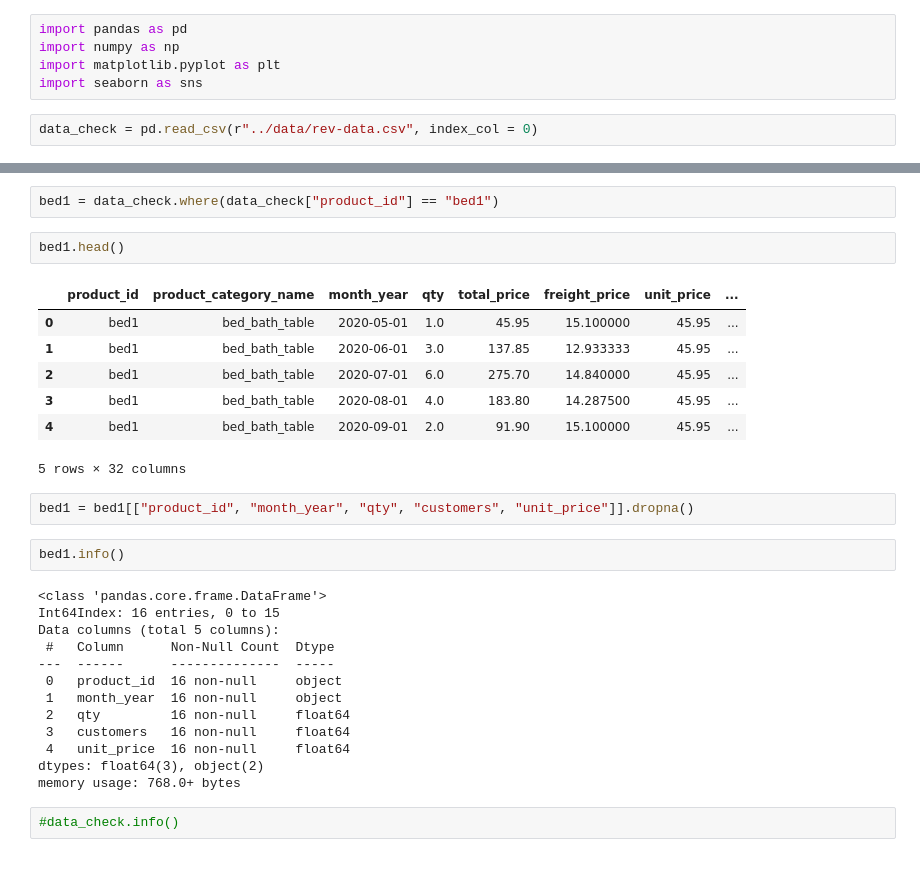
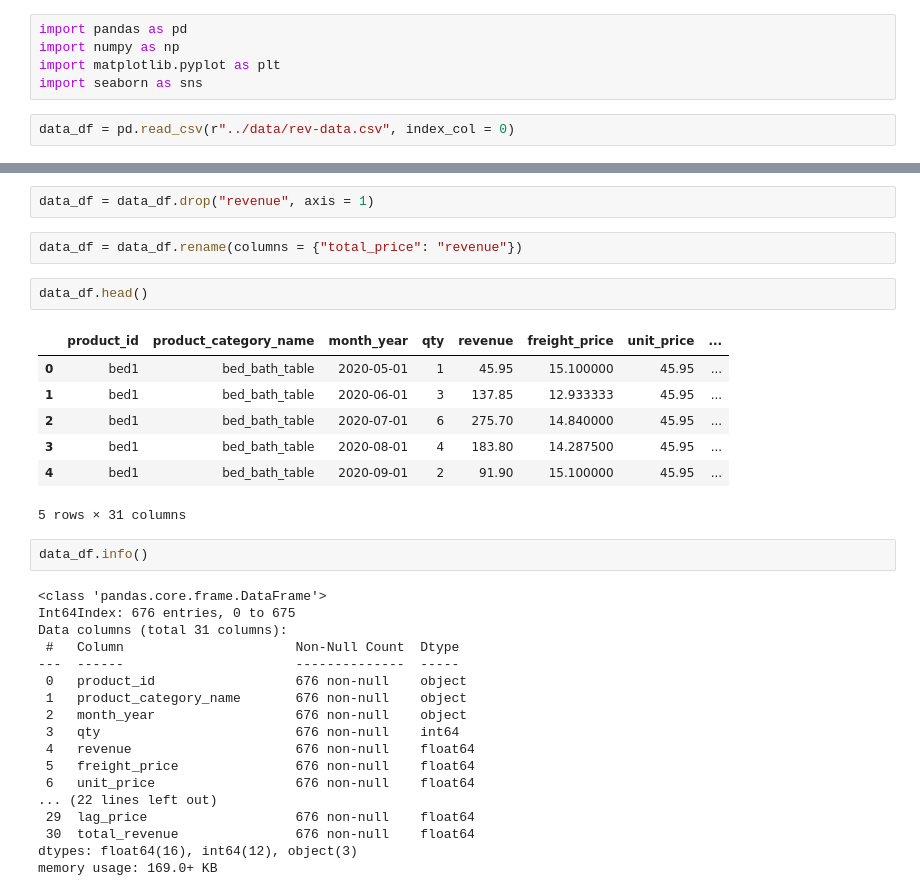
Before and after one commit to josephine-amponsah/retail-demand-forecaster, a Jupyter notebook: notebooks/feature-eng.ipynb, the cells around one changed output, grey strips where cells are left out. Cells and saved outputs as stored; diff of their text form; blank space fills up the shorter version.

```diff
--- a/notebooks/feature-eng.ipynb
+++ b/notebooks/feature-eng.ipynb
@@ -4,4 +4,4 @@ import numpy as np
 import matplotlib.pyplot as plt
 import seaborn as sns
 # %%
-data_check = pd.read_csv(r"../data/rev-data.csv", index_col = 0)
+data_df = pd.read_csv(r"../data/rev-data.csv", index_col = 0)
@@ -21,31 +8,34 @@ array(['bed1', 'garden5', 'consoles1', 'garden7', 'health9', 'cool4',
-# %%
-bed1 = data_check.where(data_check["product_id"] == "bed1")
+# %%
+data_df = data_df.drop("revenue", axis = 1)
+# %%
+data_df = data_df.rename(columns = {"total_price": "revenue"})
 # %%
-bed1.head()
+data_df.head()
 # %% [output]
-|  | product_id | product_category_name | month_year | qty | total_price | freight_price | unit_price | ... |
-| 0 | bed1 | bed_bath_table | 2020-05-01 | 1.0 | 45.95 | 15.100000 | 45.95 | ... |
-| 1 | bed1 | bed_bath_table | 2020-06-01 | 3.0 | 137.85 | 12.933333 | 45.95 | ... |
-| 2 | bed1 | bed_bath_table | 2020-07-01 | 6.0 | 275.70 | 14.840000 | 45.95 | ... |
-| 3 | bed1 | bed_bath_table | 2020-08-01 | 4.0 | 183.80 | 14.287500 | 45.95 | ... |
-| 4 | bed1 | bed_bath_table | 2020-09-01 | 2.0 | 91.90 | 15.100000 | 45.95 | ... |
+|  | product_id | product_category_name | month_year | qty | revenue | freight_price | unit_price | ... |
+| 0 | bed1 | bed_bath_table | 2020-05-01 | 1 | 45.95 | 15.100000 | 45.95 | ... |
+| 1 | bed1 | bed_bath_table | 2020-06-01 | 3 | 137.85 | 12.933333 | 45.95 | ... |
+| 2 | bed1 | bed_bath_table | 2020-07-01 | 6 | 275.70 | 14.840000 | 45.95 | ... |
+| 3 | bed1 | bed_bath_table | 2020-08-01 | 4 | 183.80 | 14.287500 | 45.95 | ... |
+| 4 | bed1 | bed_bath_table | 2020-09-01 | 2 | 91.90 | 15.100000 | 45.95 | ... |
-5 rows × 32 columns
+5 rows × 31 columns
-# %%
-bed1 = bed1[["product_id", "month_year", "qty", "customers", "unit_price"]].dropna()
 # %%
-bed1.info()
+data_df.info()
 # %% [output]
 <class 'pandas.core.frame.DataFrame'>
-Int64Index: 16 entries, 0 to 15
-Data columns (total 5 columns):
- #   Column      Non-Null Count  Dtype
----  ------      --------------  -----
- 0   product_id  16 non-null     object
- 1   month_year  16 non-null     object
- 2   qty         16 non-null     float64
- 3   customers   16 non-null     float64
- 4   unit_price  16 non-null     float64
-dtypes: float64(3), object(2)
-memory usage: 768.0+ bytes
+Int64Index: 676 entries, 0 to 675
+Data columns (total 31 columns):
+ #   Column                      Non-Null Count  Dtype
+---  ------                      --------------  -----
+ 0   product_id                  676 non-null    object
+ 1   product_category_name       676 non-null    object
+ 2   month_year                  676 non-null    object
+ 3   qty                         676 non-null    int64
+ 4   revenue                     676 non-null    float64
+ 5   freight_price               676 non-null    float64
+ 6   unit_price                  676 non-null    float64
+... (22 lines left out)
+ 29  lag_price                   676 non-null    float64
+ 30  total_revenue               676 non-null    float64
+dtypes: float64(16), int64(12), object(3)
+memory usage: 169.0+ KB
-# %%
-#data_check.info()
```
Also changed, not shown: parts of 26 cells of this notebook, 4 other files.
